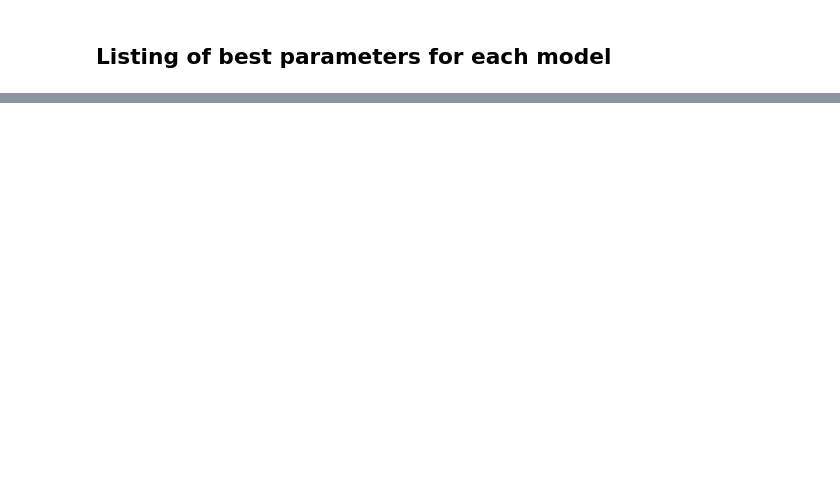
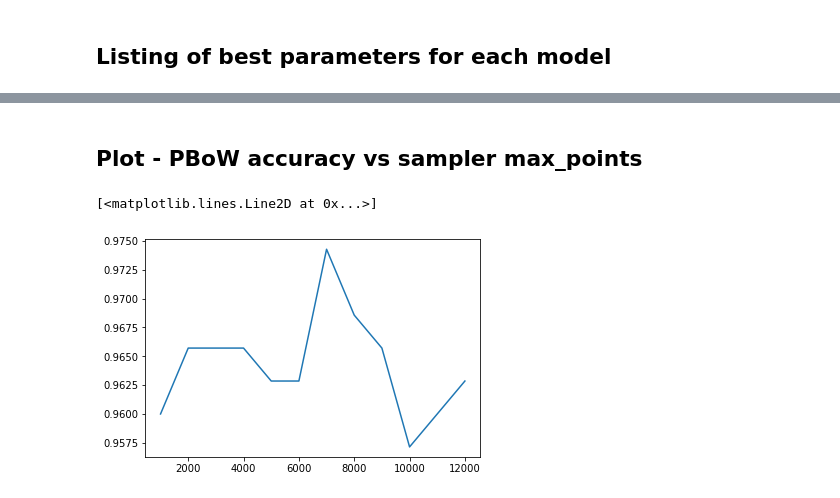
Before and after one commit to bazko1/PersistenceCodebooks, a Jupyter notebook: Initial sampling.ipynb, the cells around one changed output, grey strips where cells are left out. Drawn from its saved outputs; the diff is of its cells as text; code cells hidden in the pictures; blank space fills up the shorter version.

```diff
--- a/Initial sampling.ipynb
+++ b/Initial sampling.ipynb
@@ -287,0 +333,34 @@ Model__resolution : (10, 10)
+# %% [markdown]
+## Plot - PBoW accuracy vs sampler max_points
+# %%
+best_max_points = models_to_test["PBoW"].best_params_["Model__pbow__sampler__max_points"]
+best_n_clusters = models_to_test["PBoW"].best_params_["Model__pbow__cluster__n_clusters"]
+best_weight = models_to_test["PBoW"].best_params_["Model__pbow__sampler__weight_function"]
+
+result_list = []
+max_points_range = np.arange(1000, 13000, 1000)
+
+for max_points in max_points_range:
+    pbow_pipeline = Pipeline([
+        ("bp_transform", BirthPersistenceTransform()),
+        ("scaler", DiagramScaler(
+            use=True,
+            scalers=[
+                ((0,), MaxAbsScaler(copy=False)),
+                ((1,), MaxAbsScaler(copy=False))
+            ]
+        )),
+        ("pbow",  PersistentBow(KMeans(best_n_clusters), RandomPDSampler(max_points, best_weight)))
+    ])
+    final_pipeline = Pipeline([
+        ("Model", pbow_pipeline),
+        ("Predictor", SVC(kernel="linear"))
+    ])
+
+    results = cross_val_score(final_pipeline, X, y, cv=5)
+    result_list.append(np.mean(results))
+
+plt.plot(max_points_range, result_list)
+# %% [output]
+[<matplotlib.lines.Line2D at 0x...>]
+[figure, added]
```
Also changed, not shown: parts of 12 cells of this notebook, 3 other files.
